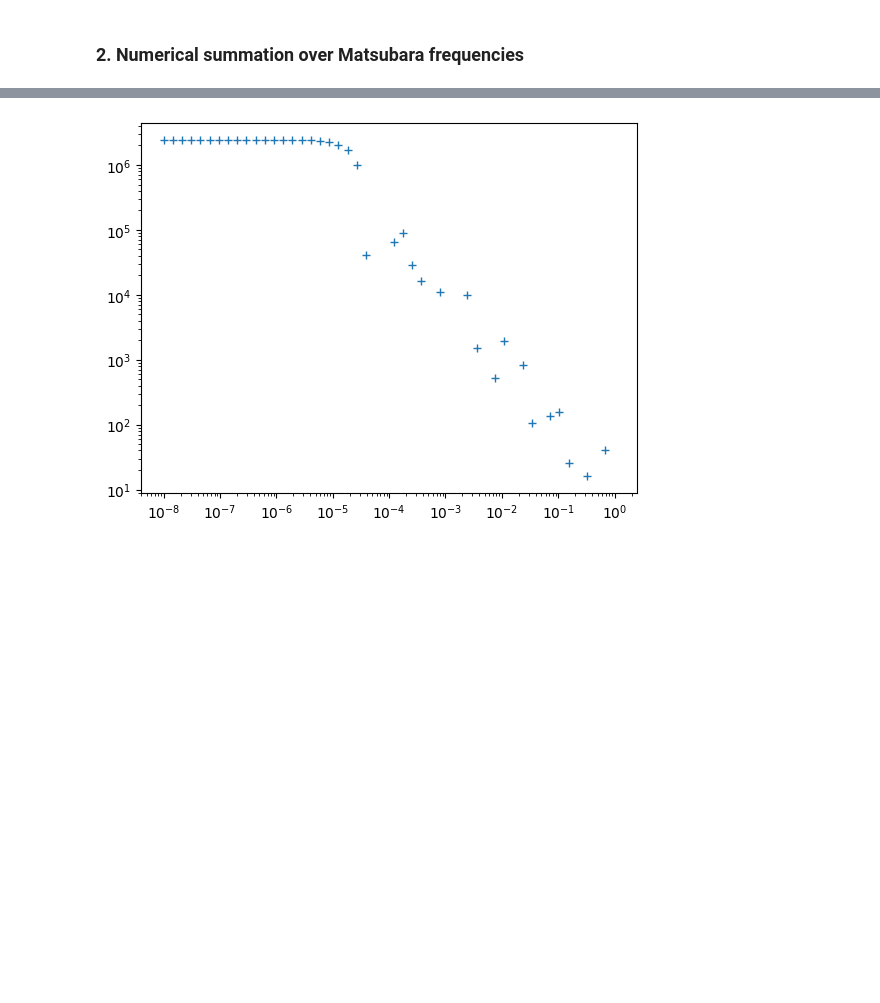
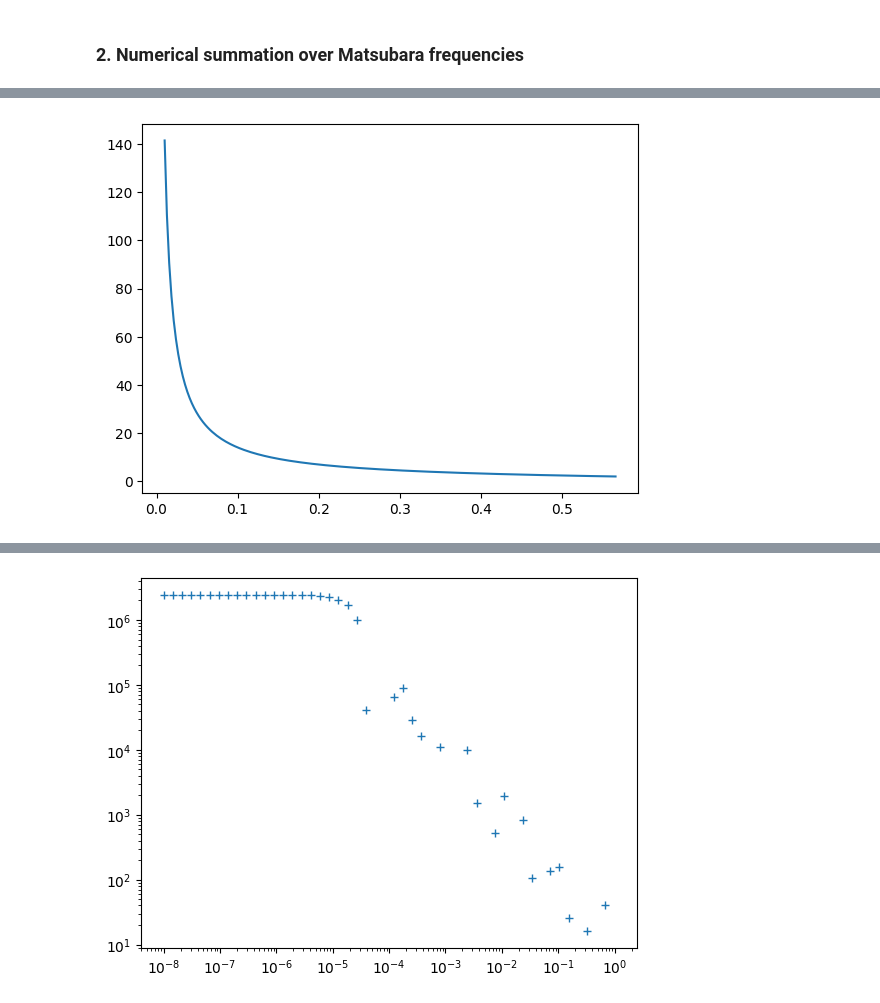
Before and after one commit to yulu-duck/two-band-superconductor, a Jupyter notebook: superconductivity_thermodynamics.ipynb, the cells around one changed output, grey strips where cells are left out. Saved outputs shown, nothing was run; the diff lists cells and outputs as text; code cells hidden in the pictures; blank space fills up the shorter version.

```diff
--- a/superconductivity_thermodynamics.ipynb
+++ b/superconductivity_thermodynamics.ipynb
@@ -230 +283,6 @@ def F_Matsu(T): # calculate the free energy from Matsubara sum
+# %%
+plt.plot(T_arr,contour_integral(1,Delta_arr,T_arr))
+plt.show()
+# %% [output]
+[figure, added]
 # %%
```
Also changed, not shown: parts of 9 cells of this notebook, 1 other file.
